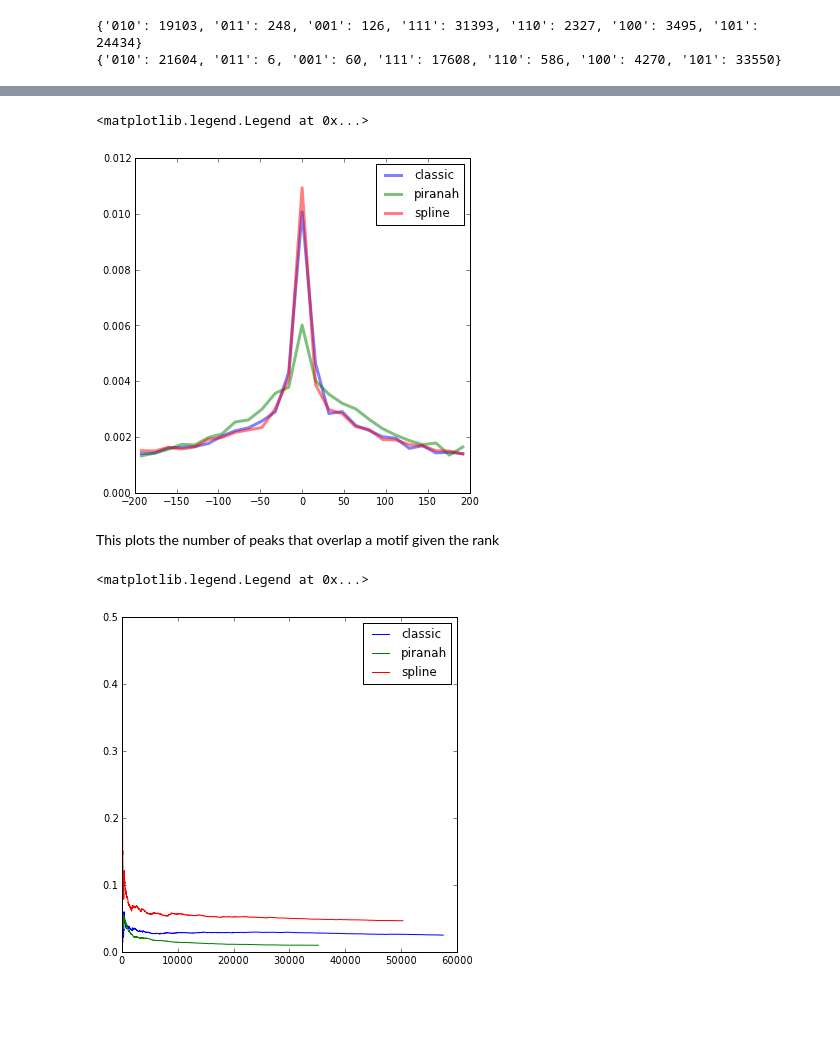
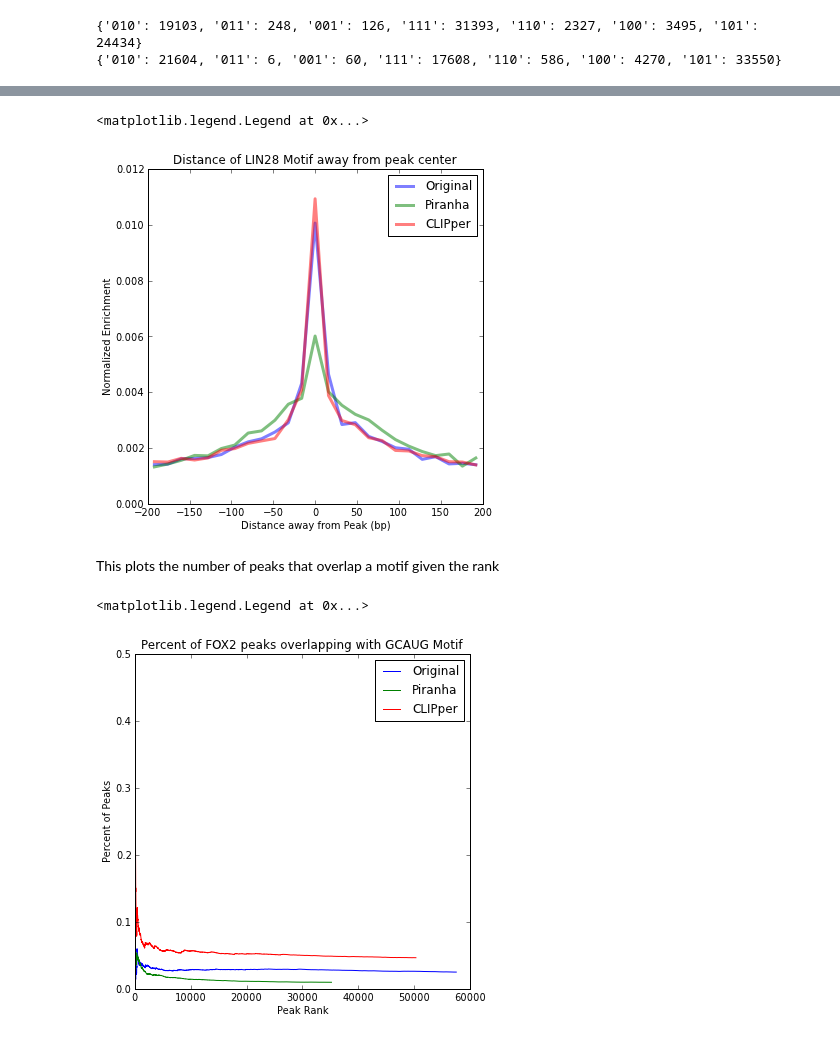
Before and after one commit to gpratt/iPython_Notebook, a Jupyter notebook: CLIPper_Analysis.ipynb, the cells around one changed output, grey strips where cells are left out. Drawn from its saved outputs; the diff is of its cells as text; code cells hidden in the pictures; blank space fills up the shorter version.

```diff
--- a/CLIPper_Analysis.ipynb
+++ b/CLIPper_Analysis.ipynb
@@ -129,20 +143,23 @@ legend()
 # %%
 y, x =  numpy.histogram([int(interval[-1]) for interval in LIN28_classic_dist], range=(-200, 200), bins=25, normed=True)
 x = [(x[n] + x[n+1]) / 2 for n in range(len(x) - 1)]
-plot(x,y, label="classic", alpha=.5, linewidth=3)
+plot(x,y, label="Original", alpha=.5, linewidth=3)
 
 y, x =  numpy.histogram([int(interval[-1]) for interval in LIN28_piranah_dist], range=(-200, 200), bins=25, normed=True)
 x = [(x[n] + x[n+1]) / 2 for n in range(len(x) - 1)]
-plot(x,y, label="piranah", alpha=.5, linewidth=3)
+plot(x,y, label="Piranha", alpha=.5, linewidth=3)
 
 y, x =  numpy.histogram([int(interval[-1]) for interval in LIN28_spline_dist], range=(-200, 200), bins=25, normed=True)
 x = [(x[n] + x[n+1]) / 2 for n in range(len(x) - 1)]
-plot(x,y, label="spline", alpha=.5, linewidth=3)
+plot(x,y, label="CLIPper", alpha=.5, linewidth=3)
 
+xlabel("Distance away from Peak (bp)")
+ylabel("Normalized Enrichment")
+title("Distance of LIN28 Motif away from peak center")
 legend()
 # %% [output]
 <matplotlib.legend.Legend at 0x...>
-[figure, old version]
+[figure, new version]
 # %% [markdown]
 This plots the number of peaks that overlap a motif given the rank
 # %%
@@ -162,21 +179,23 @@ def get_percent_overlapped(tool):
 figsize(6,6)
 sorted_tool = pybedtools.BedTool(sorted(FOX2_classic_dist, key=lambda x: float(x[4]))).saveas()
 x,y = get_percent_overlapped(sorted_tool)
-plot(x, y, label="classic")
+plot(x, y, label="Original")
 
 sorted_tool = pybedtools.BedTool(sorted(FOX2_piranah_dist, key=lambda x: float(x[4]))).saveas()
 x,y = get_percent_overlapped(sorted_tool)
-plot(x, y, label="piranah")
+plot(x, y, label="Piranha")
 
 sorted_tool = pybedtools.BedTool(sorted(FOX2_spline_dist, key=lambda x: float(x[4]))).saveas()
 x,y = get_percent_overlapped(sorted_tool)
-plot(x, y, label="spline")
-
+plot(x, y, label="CLIPper")
+title("Percent of FOX2 peaks overlapping with GCAUG Motif")
+ylabel("Percent of Peaks")
+xlabel("Peak Rank")
 
 legend()
 # %% [output]
 <matplotlib.legend.Legend at 0x...>
-[figure, old version]
+[figure, new version]
 # %%
 figsize(6,6)
 sorted_tool = pybedtools.BedTool(sorted(LIN28_classic_dist, key=lambda x: float(x[4]))).saveas()
```
Also changed, not shown: parts of 20 cells of this notebook, 8 other files.
